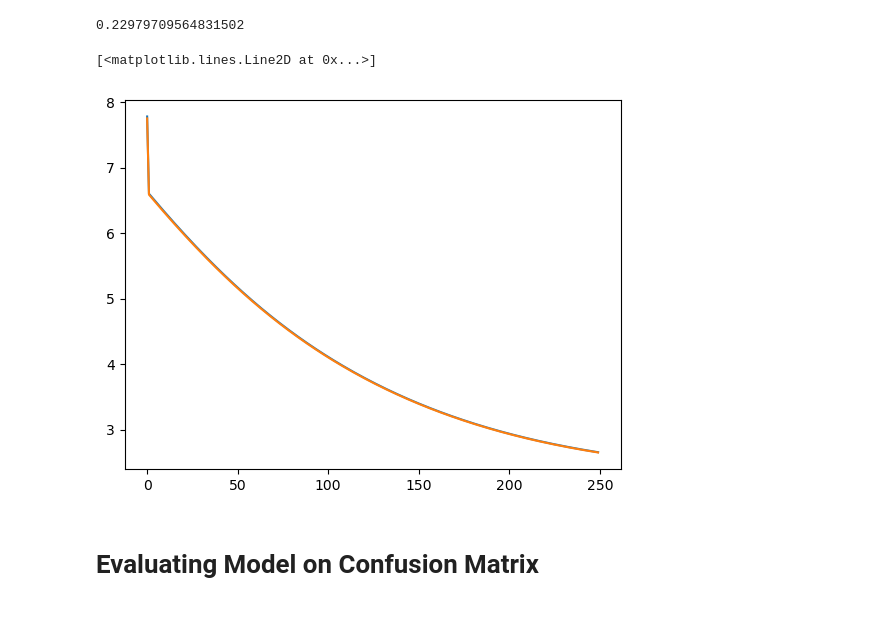
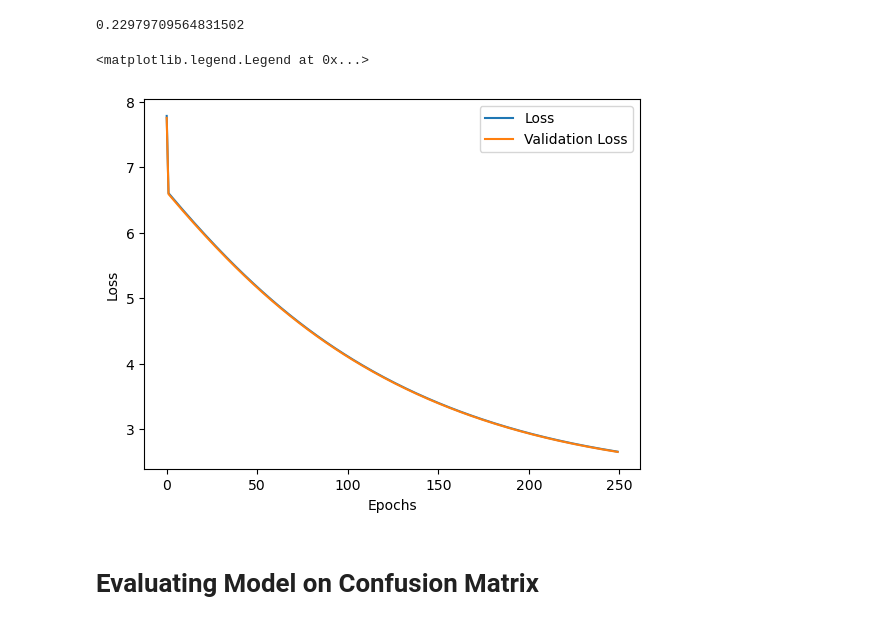
Before and after one commit to AsimWattoo/CustomerSegmentation_NN_Python, a Jupyter notebook: index.ipynb, the cells around one changed output. Saved outputs shown, nothing was run; the diff lists cells and outputs as text; code cells hidden in the pictures.

```diff
--- a/index.ipynb
+++ b/index.ipynb
@@ -128,9 +128,12 @@ NN.check_gradient(layers,
 # %%
 plt.plot(history['loss'])
 plt.plot(history['val_loss'])
+plt.xlabel("Epochs")
+plt.ylabel("Loss")
+plt.legend(["Loss", "Validation Loss"])
 # %% [output]
-[<matplotlib.lines.Line2D at 0x...>]
+<matplotlib.legend.Legend at 0x...>
-[figure, old version]
+[figure, new version]
 # %% [markdown]
 # Evaluating Model on Confusion Matrix
 # %%
```
Also changed, not shown: 3 other files.
